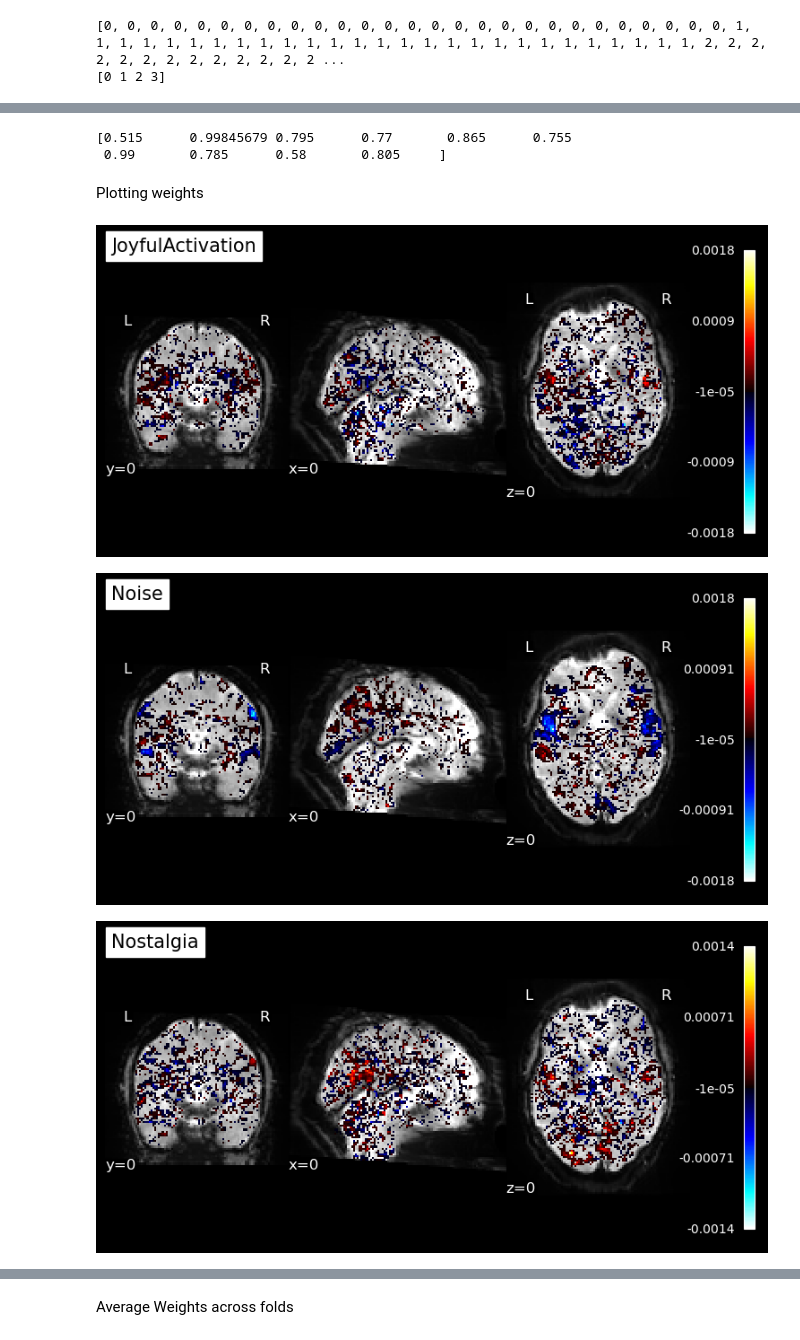
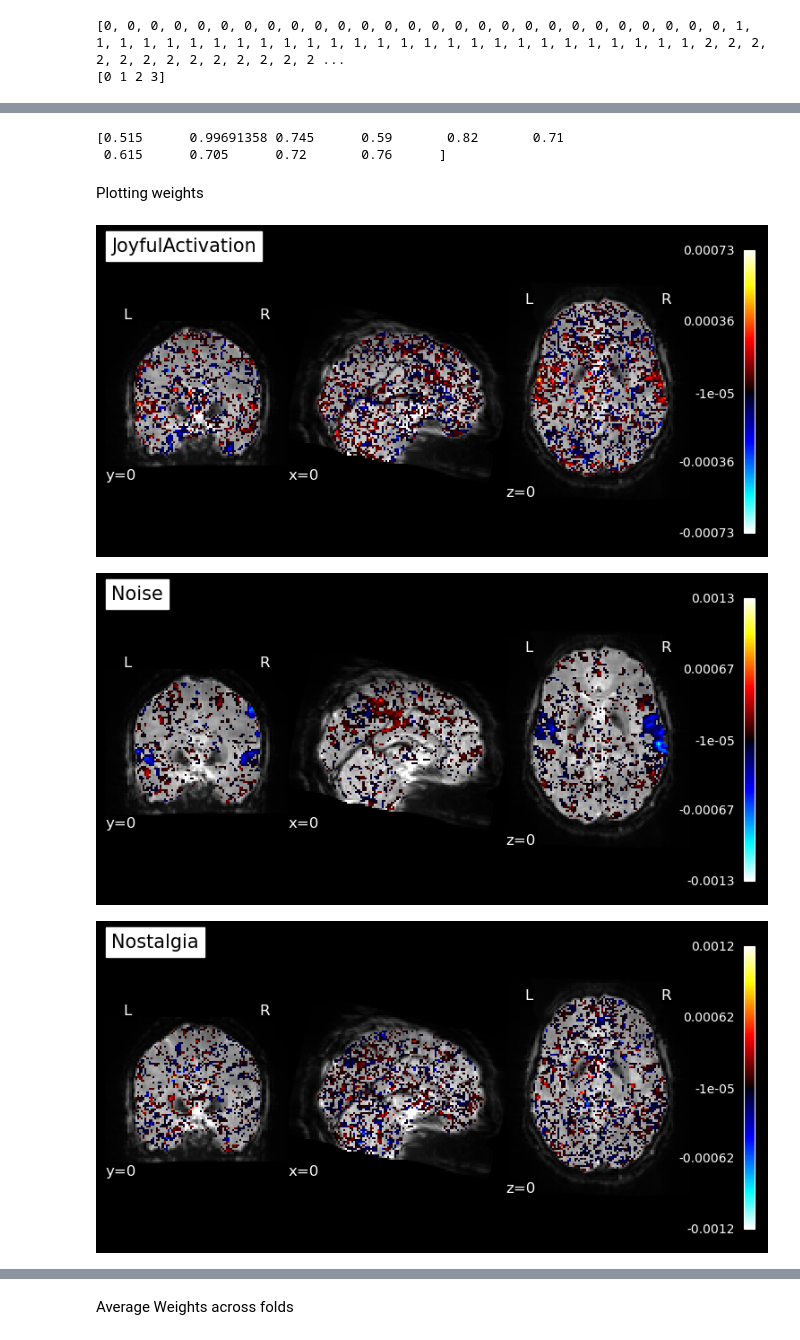
Before and after one commit to GalhardoCorreia/MusicBrainNetwork, a Jupyter notebook: scripts/decoding-emotions_BD.ipynb, the cells around one changed output, grey strips where cells are left out. Cells and saved outputs as stored; diff of their text form; code cells hidden in the pictures.

```diff
--- a/scripts/decoding-emotions_BD.ipynb
+++ b/scripts/decoding-emotions_BD.ipynb
@@ -21,14 +21,16 @@ from nilearn.plotting import plot_anat, plot_img, plot_stat_map
 src_dir = '../data/'
 
 # Set the participant and session IDs
-part_id = 'sub-01'
+part_id = 'sub-02'
 ses_id = 'ses-01'
 
 # Path to the T1w image
-anat_path = os.path.join(src_dir, part_id, ses_id, 'anat', '*T1w.nii.gz')
+anat_path = os.path.join(src_dir, part_id, ses_id, 'anat', f'{part_id}_{ses_id}_space-MNI152NLin2009cAsym_res-2_desc-preproc_T1w.nii.gz')
 
 # Path to functional image
 funcdir_path = os.path.join(src_dir, part_id, ses_id, 'func')
+# %%
+results_dir = '../results/'
 # %% [markdown]
 ### 0.1 Anatomical data
 # %%
@@ -337,5 +372,5 @@ cv_scores_mean = np.mean(cv_scores, axis=1)
 
 print(cv_scores_mean)
 # %% [output]
-[0.515      0.99845679 0.795      0.77       0.865      0.755
- 0.99       0.785      0.58       0.805     ]
+[0.515      0.99691358 0.745      0.59       0.82       0.71
+ 0.615      0.705      0.72       0.76      ]
@@ -344,22 +383,25 @@ Plotting weights
 # %%
 # Create a plot for each emotion
 
 for i in range(len(np.unique(y))):
 
     # get the indices of the target_set
     idx = np.where(y == i)
 
     # plot the cv_scores_mean_i
-    plotting.plot_stat_map(
+    plt = plotting.plot_stat_map(
         decoder.coef_img_[i],
         title=f'{le.inverse_transform([i])[0]}',
         bg_img=mfunc_img,
         dim=-1,
         threshold="auto",
         cut_coords=(0, 0, 0),
         draw_cross=False,
     )
+
+    # save the plot
+    plt.savefig(os.path.join(results_dir, f'{part_id}_{ses_id}_task-02a_MVPA_12sBOLD_{le.inverse_transform([i])[0]}.png'))
 # %% [output]
-[figure, old version]
+[figure, new version]
-[figure, old version]
+[figure, new version]
-[figure, old version]
+[figure, new version]
```
Also changed, not shown: parts of 15 cells of this notebook, 47 other files.
